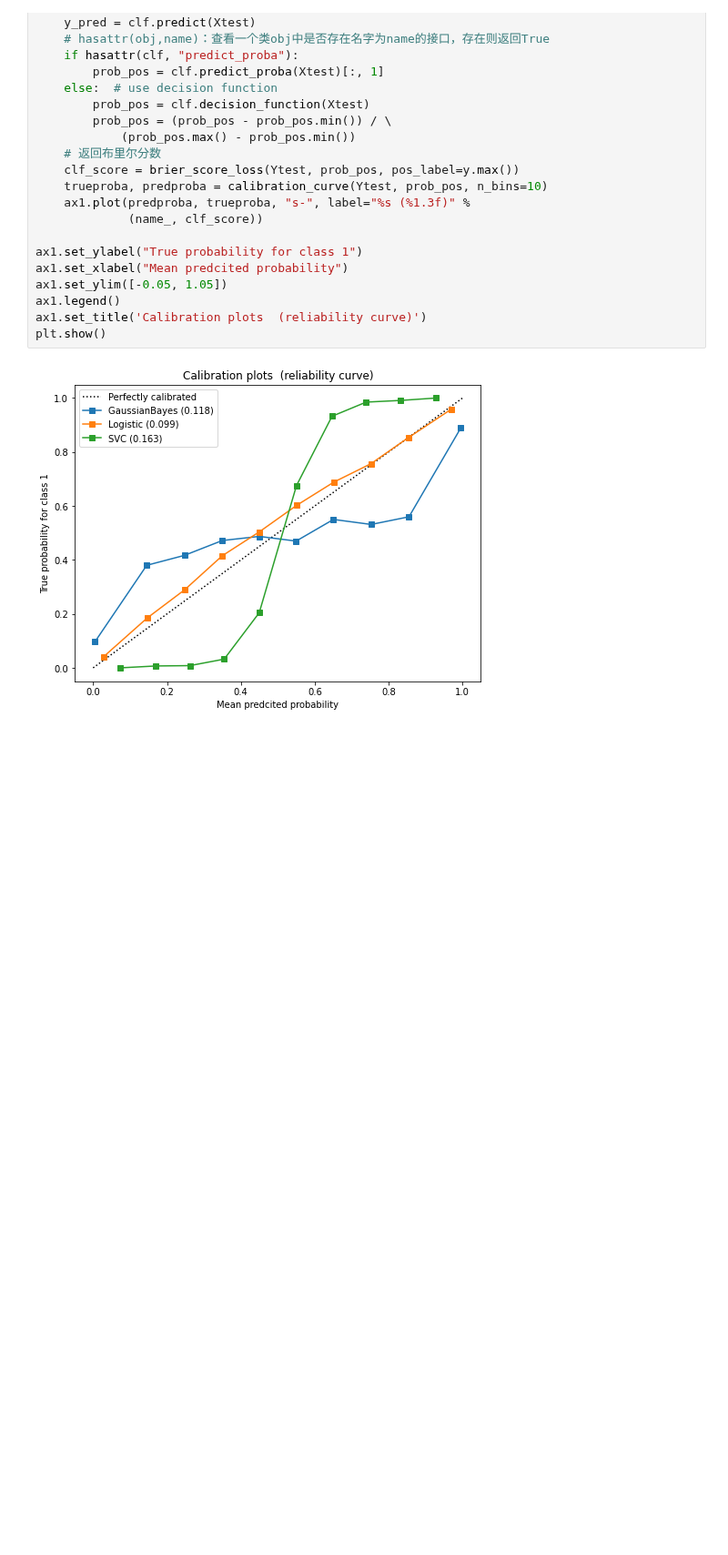
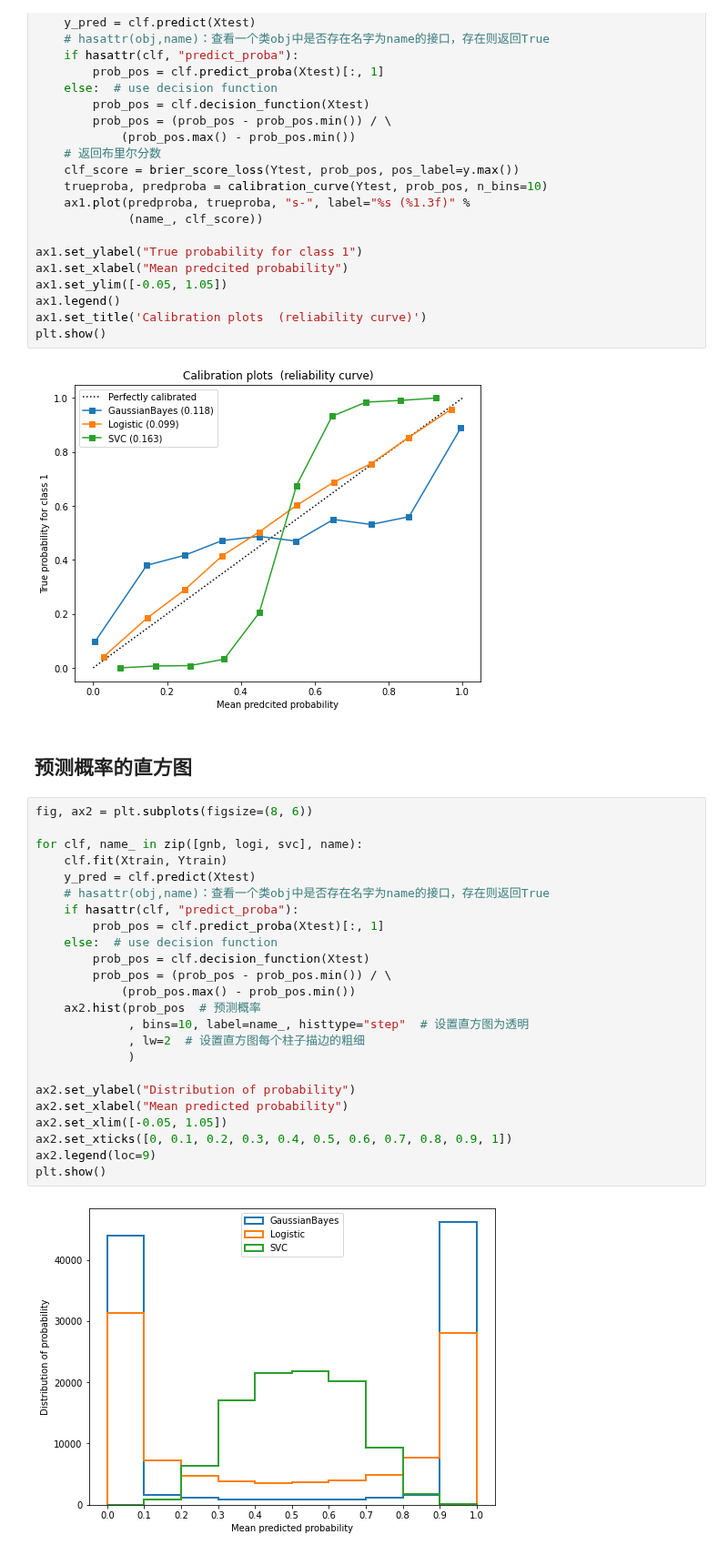
Before and after one commit to JustDoItGit/caicai_sklearn, a Jupyter notebook: 第十章 朴素贝叶斯/概率类模型的评估指标.ipynb, the cells around one changed output. Shown at 91% size. Drawn from its saved outputs; the diff is of its cells as text; blank space fills up the shorter version.

Commit message:
预测概率的直方图

```diff
--- a/第十章 朴素贝叶斯/概率类模型的评估指标.ipynb
+++ b/第十章 朴素贝叶斯/概率类模型的评估指标.ipynb
@@ -340,3 +340,31 @@ ax1.set_title('Calibration plots  (reliability curve)')
 plt.show()
 # %% [output]
 [figure]
+# %% [markdown]
+## 预测概率的直方图
+# %%
+fig, ax2 = plt.subplots(figsize=(8, 6))
+
+for clf, name_ in zip([gnb, logi, svc], name):
+    clf.fit(Xtrain, Ytrain)
+    y_pred = clf.predict(Xtest)
+    # hasattr(obj,name)：查看一个类obj中是否存在名字为name的接口，存在则返回True
+    if hasattr(clf, "predict_proba"):
+        prob_pos = clf.predict_proba(Xtest)[:, 1]
+    else:  # use decision function
+        prob_pos = clf.decision_function(Xtest)
+        prob_pos = (prob_pos - prob_pos.min()) / \
+            (prob_pos.max() - prob_pos.min())
+    ax2.hist(prob_pos  # 预测概率
+             , bins=10, label=name_, histtype="step"  # 设置直方图为透明
+             , lw=2  # 设置直方图每个柱子描边的粗细
+             )
+
+ax2.set_ylabel("Distribution of probability")
+ax2.set_xlabel("Mean predicted probability")
+ax2.set_xlim([-0.05, 1.05])
+ax2.set_xticks([0, 0.1, 0.2, 0.3, 0.4, 0.5, 0.6, 0.7, 0.8, 0.9, 1])
+ax2.legend(loc=9)
+plt.show()
+# %% [output]
+[figure, added]
```
